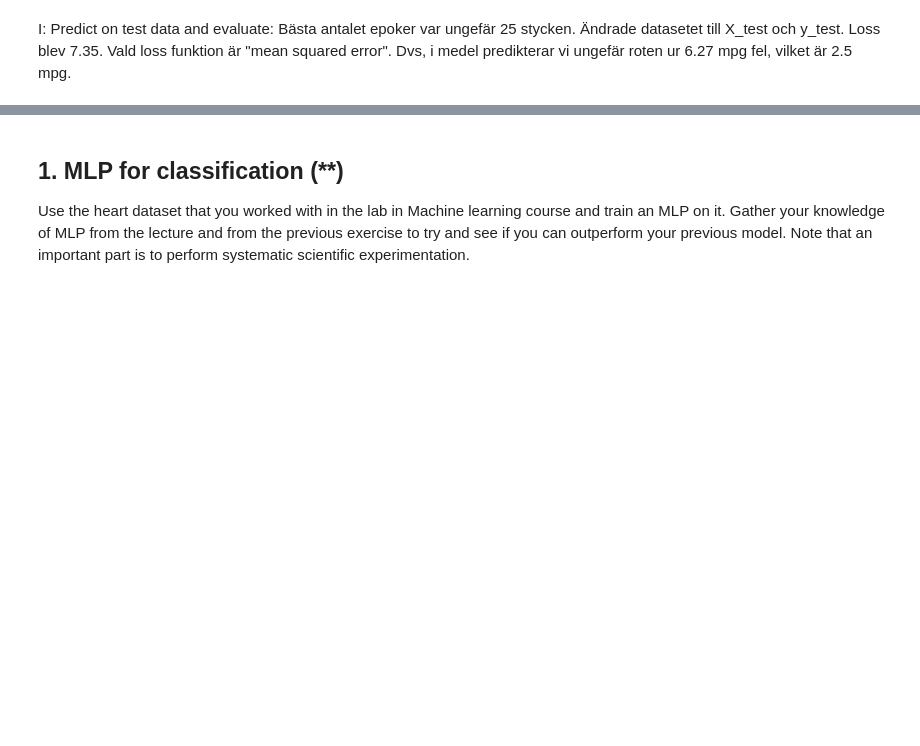
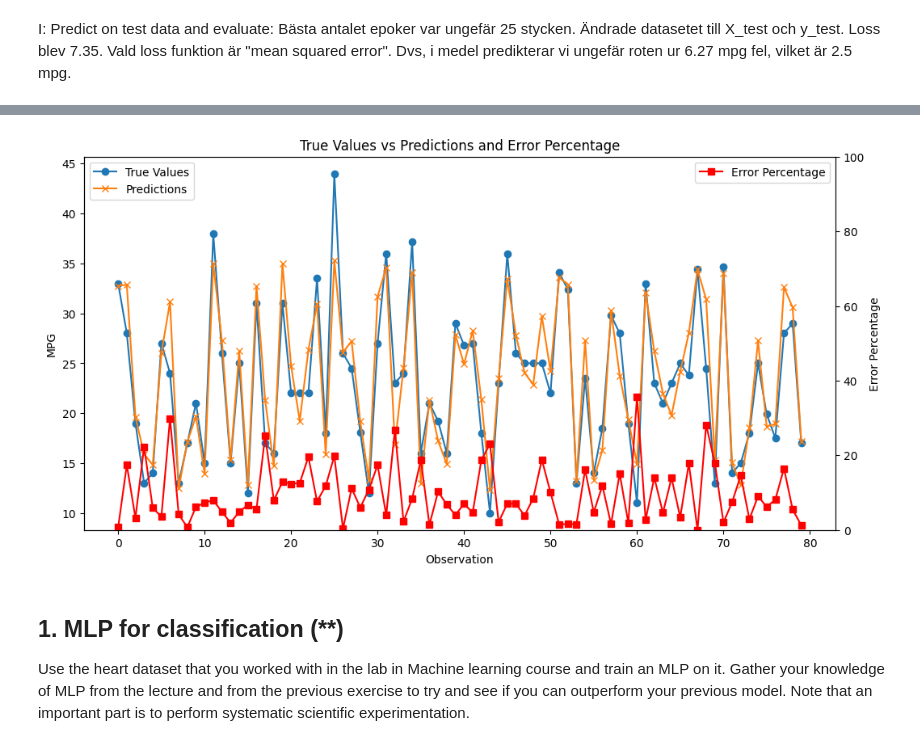
Before and after one commit to dancla240/Deep-Learning-Daniel-Claesson, a Jupyter notebook: E0-MLP.ipynb, the cells around one changed output, grey strips where cells are left out. Cells and saved outputs as stored; diff of their text form; code cells hidden in the pictures; blank space fills up the shorter version.

```diff
--- a/E0-MLP.ipynb
+++ b/E0-MLP.ipynb
@@ -514,3 +561,28 @@ I: Predict on test data and evaluate: Bästa antalet epoker var ungefär 25 styc
+# %%
+import matplotlib.pyplot as plt
+
+# Create a figure and a set of subplots
+fig, ax1 = plt.subplots(figsize=(12, 6))
+
+# Plot the true values and predictions on the first y-axis
+ax1.plot(range(len(y_test)), y_test, label='True Values', marker='o')
+ax1.plot(range(len(y_test)), y_pred, label='Predictions', marker='x')
+ax1.set_xlabel('Observation')
+ax1.set_ylabel('MPG')
+ax1.set_title('True Values vs Predictions and Error Percentage')
+ax1.legend(loc='upper left')
+
+# Create a second y-axis for the error percentage
+ax2 = ax1.twinx()
+ax2.plot(range(len(y_test)), error_percentage, label='Error Percentage', marker='s', color='red')
+ax2.set_ylabel('Error Percentage')
+ax2.set_ylim(0, 100)
+ax2.legend(loc='upper right')
+
+# Show the plot
+plt.show()
+# %% [output]
+[figure, added]
 # %% [markdown]
 ## 1. MLP for classification (**)
 
```
Also changed, not shown: parts of 13 cells of this notebook.
